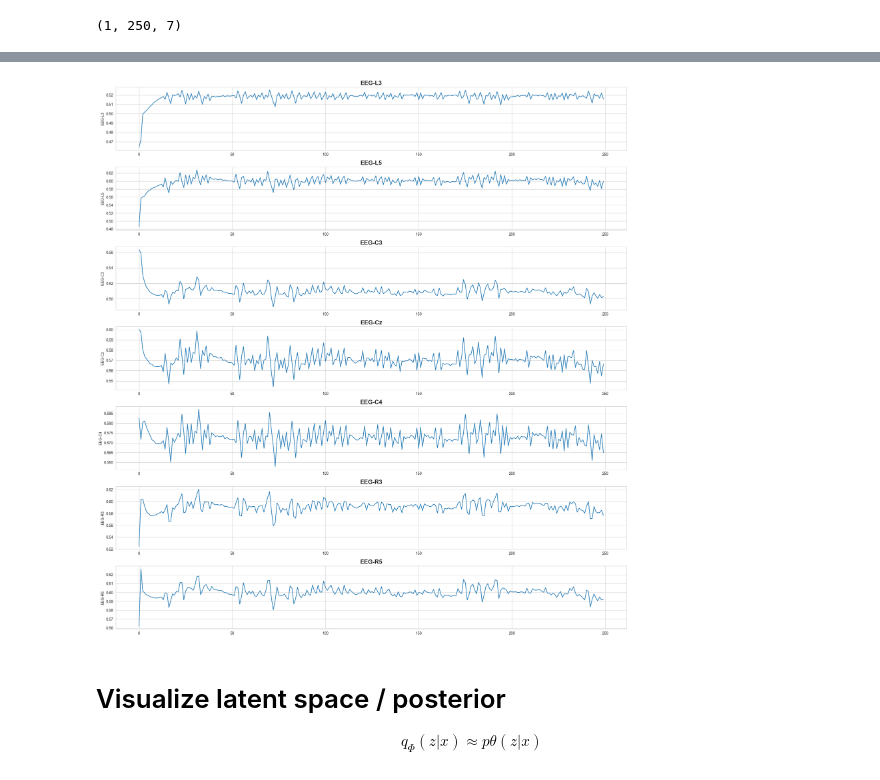
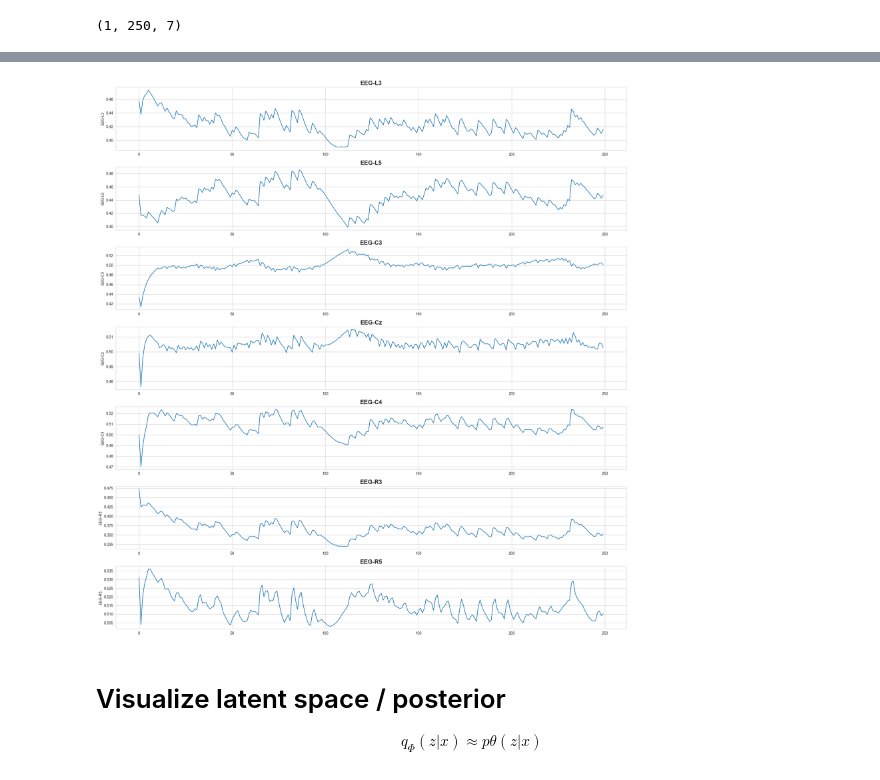
Before and after one commit to negralessio/biosignals-gen-ai, a Jupyter notebook: notebooks/vae.ipynb, the cells around one changed output, grey strips where cells are left out. Drawn from its saved outputs; the diff is of its cells as text; code cells hidden in the pictures.

```diff
--- a/notebooks/vae.ipynb
+++ b/notebooks/vae.ipynb
@@ -22,5 +20,5 @@ matplotlib.rcParams['font.family'] = 'STIXGeneral'
 # %%
-LATENT_DIM: int = 5
+LATENT_DIM: int = 20
 # %% [markdown]
 # Load Data
 # %%
@@ -93,7 +94,7 @@ Non-trainable params: 0 (0.00 Byte)
 _________________________________________________________________
 # %%
 history = vae.fit(tensor, epochs=64, batch_size=4, validation_split=0.2, shuffle=True
-                  #,callbacks=[ ReduceLROnPlateau(monitor="val_loss", patience=15), EarlyStopping(monitor="val_loss", patience=20)]
+                  ,callbacks=[ReduceLROnPlateau(monitor="val_loss", patience=15), EarlyStopping(monitor="val_loss", patience=20)]
 )
 # %% [output]
 Epoch 1/64
@@ -232,22 +216,22 @@ test_df
 # %%
-def plot_all_time_series(df: pd.DataFrame) -> None:
+def plot_all_time_series(X: np.array) -> None:
     """ Plots all Time Series (all float64 columns) in the provided DataFrame
 
-    :param df: pd.DataFrame -- Input DataFrame
+    :param x: np.array -- Input data of shape (N_SEQ, N_FEATS)
     :param time_col: str -- Name of the time column
     :return: None
     """
-    cols = [x for x in list(df.columns) if x.startswith("EEG")]
+    df = pd.DataFrame(X, columns=FEATURE_NAMES)
 
-    fig, axes = plt.subplots(nrows=len(cols), ncols=1, figsize=(20, len(cols)*3))
-    for col, ax in zip(cols, axes.flatten()):
+    fig, axes = plt.subplots(nrows=len(df.columns), ncols=1, figsize=(20, len(df.columns)*3))
+    for col, ax in zip(df.columns, axes.flatten()):
         sns.lineplot(data=df, x=df.index, y=col, ax=ax)
         ax.set_title(col, fontweight="bold", size=16)
     fig.tight_layout()
 
-plot_all_time_series(test_df)
+plot_all_time_series(synthetic_time_series[0])
 # %% [output]
-[figure, old version]
+[figure, new version]
 # %% [markdown]
 # Visualize latent space / posterior
 $$ q_\Phi(z|x) \approx p\theta(z|x) $$
```
Also changed, not shown: parts of 26 cells of this notebook.
